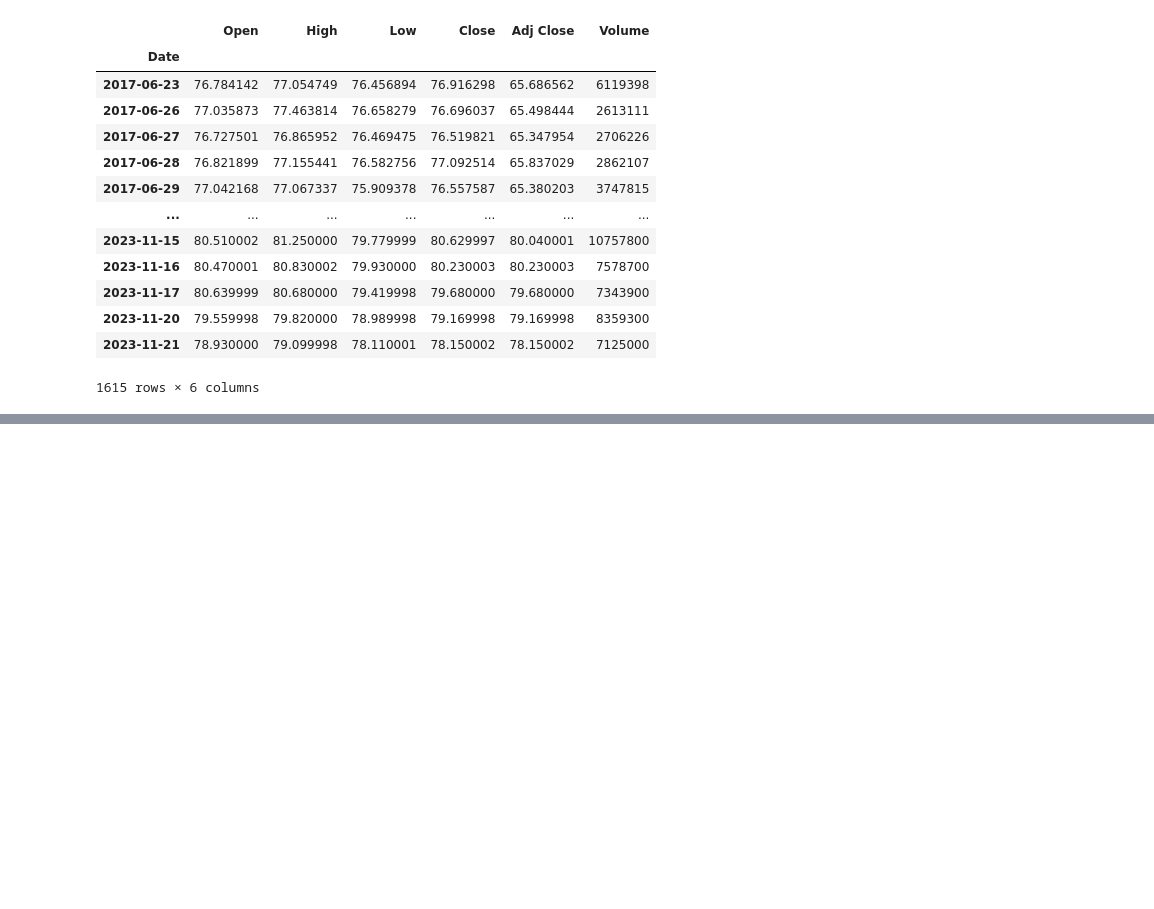
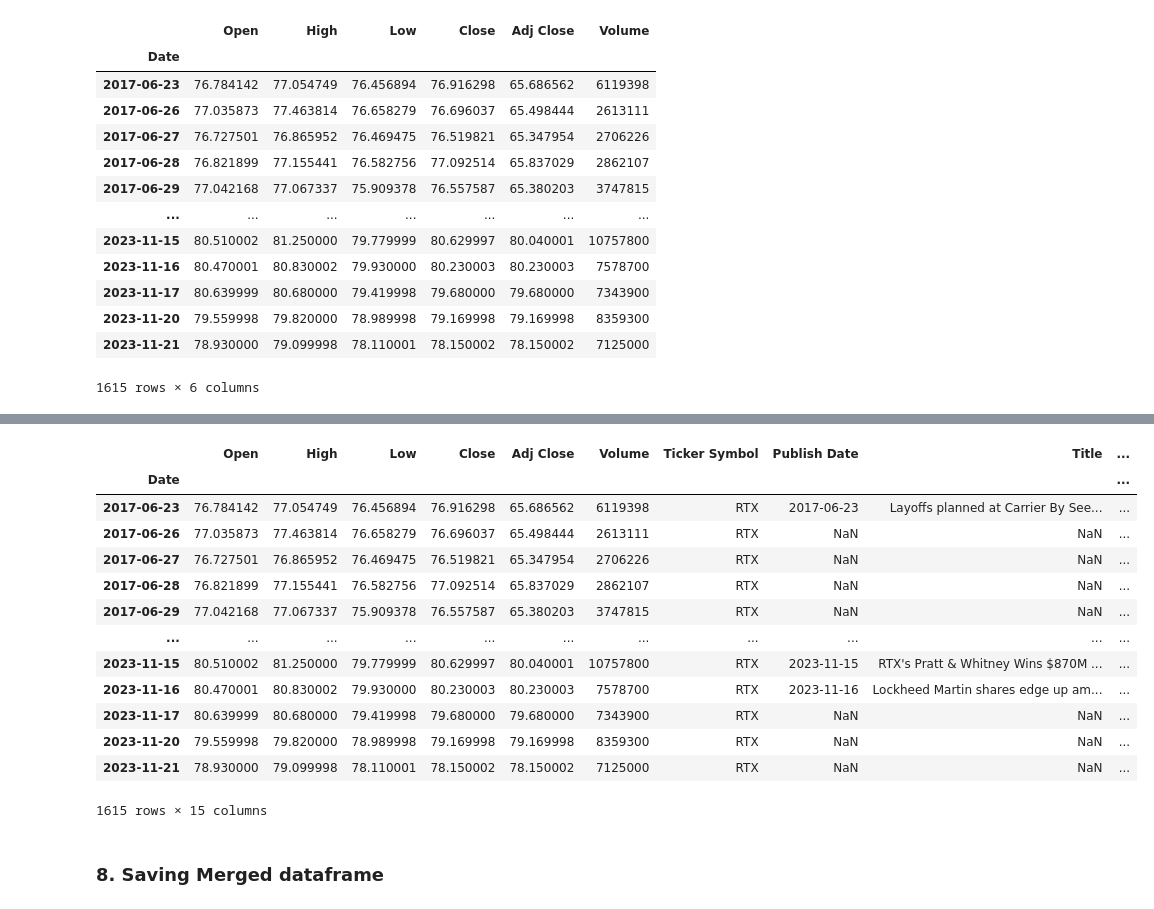
Before and after one commit to KWagnerCS/StockPredictor, a Jupyter notebook: notebooks/01_data_collection.ipynb, the cells around one changed output, grey strips where cells are left out. Saved outputs shown, nothing was run; the diff lists cells and outputs as text; code cells hidden in the pictures; blank space fills up the shorter version.

```diff
--- a/notebooks/01_data_collection.ipynb
+++ b/notebooks/01_data_collection.ipynb
@@ -253,0 +282,27 @@ NameError: name 'plt' is not defined
+# %%
+# Merging and substituting the sentiment score of days with no article to 0.0
+# Days with no articles/news are seen as 'neutral' with a 0.0 score
+
+merged_substituted_df = historical_df.merge(article_sentiments_df, how='left', left_index=True, right_index=True)
+sentiment_columns = ['Negative Score', 'Neutral Score', 'Positive Score', 'Compound Score']
+merged_substituted_df[sentiment_columns] = merged_substituted_df[sentiment_columns].fillna(0.0)
+merged_substituted_df['Ticker Symbol'] = merged_substituted_df['Ticker Symbol'].fillna(ticker_symbol)
+# %%
+merged_substituted_df
+# %% [output]
+|  | Open | High | Low | Close | Adj Close | Volume | Ticker Symbol | Publish Date | Title | ... |
+| Date |  |  |  |  |  |  |  |  |  | ... |
+| 2017-06-23 | 76.784142 | 77.054749 | 76.456894 | 76.916298 | 65.686562 | 6119398 | RTX | 2017-06-23 | Layoffs planned at Carrier By See... | ... |
+| 2017-06-26 | 77.035873 | 77.463814 | 76.658279 | 76.696037 | 65.498444 | 2613111 | RTX | NaN | NaN | ... |
+| 2017-06-27 | 76.727501 | 76.865952 | 76.469475 | 76.519821 | 65.347954 | 2706226 | RTX | NaN | NaN | ... |
+| 2017-06-28 | 76.821899 | 77.155441 | 76.582756 | 77.092514 | 65.837029 | 2862107 | RTX | NaN | NaN | ... |
+| 2017-06-29 | 77.042168 | 77.067337 | 75.909378 | 76.557587 | 65.380203 | 3747815 | RTX | NaN | NaN | ... |
+| ... | ... | ... | ... | ... | ... | ... | ... | ... | ... | ... |
+| 2023-11-15 | 80.510002 | 81.250000 | 79.779999 | 80.629997 | 80.040001 | 10757800 | RTX | 2023-11-15 | RTX's Pratt & Whitney Wins $870M ... | ... |
+| 2023-11-16 | 80.470001 | 80.830002 | 79.930000 | 80.230003 | 80.230003 | 7578700 | RTX | 2023-11-16 | Lockheed Martin shares edge up am... | ... |
+| 2023-11-17 | 80.639999 | 80.680000 | 79.419998 | 79.680000 | 79.680000 | 7343900 | RTX | NaN | NaN | ... |
+| 2023-11-20 | 79.559998 | 79.820000 | 78.989998 | 79.169998 | 79.169998 | 8359300 | RTX | NaN | NaN | ... |
+| 2023-11-21 | 78.930000 | 79.099998 | 78.110001 | 78.150002 | 78.150002 | 7125000 | RTX | NaN | NaN | ... |
+1615 rows × 15 columns
+# %% [markdown]
+### 8. Saving Merged dataframe
```
Also changed, not shown: parts of 13 cells of this notebook, 4 other files.
